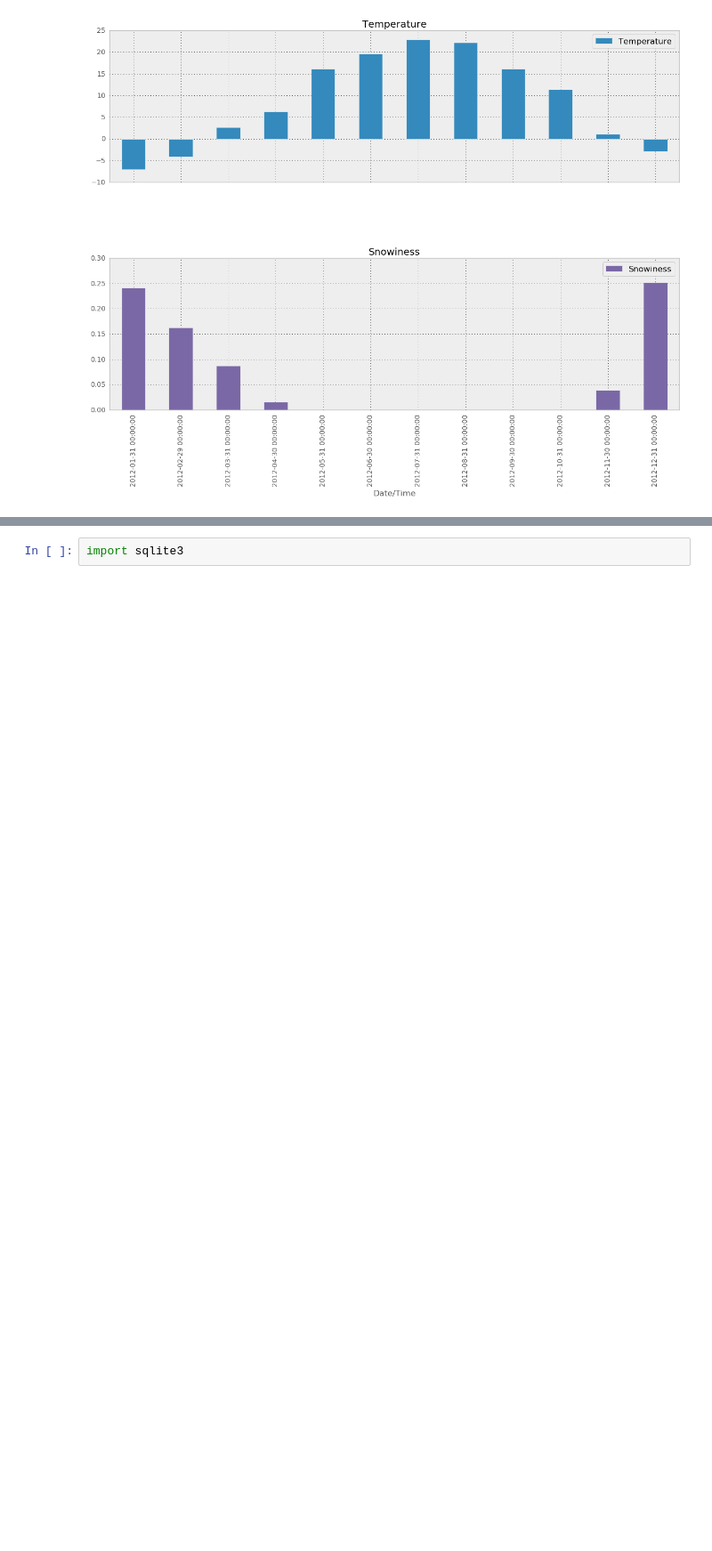
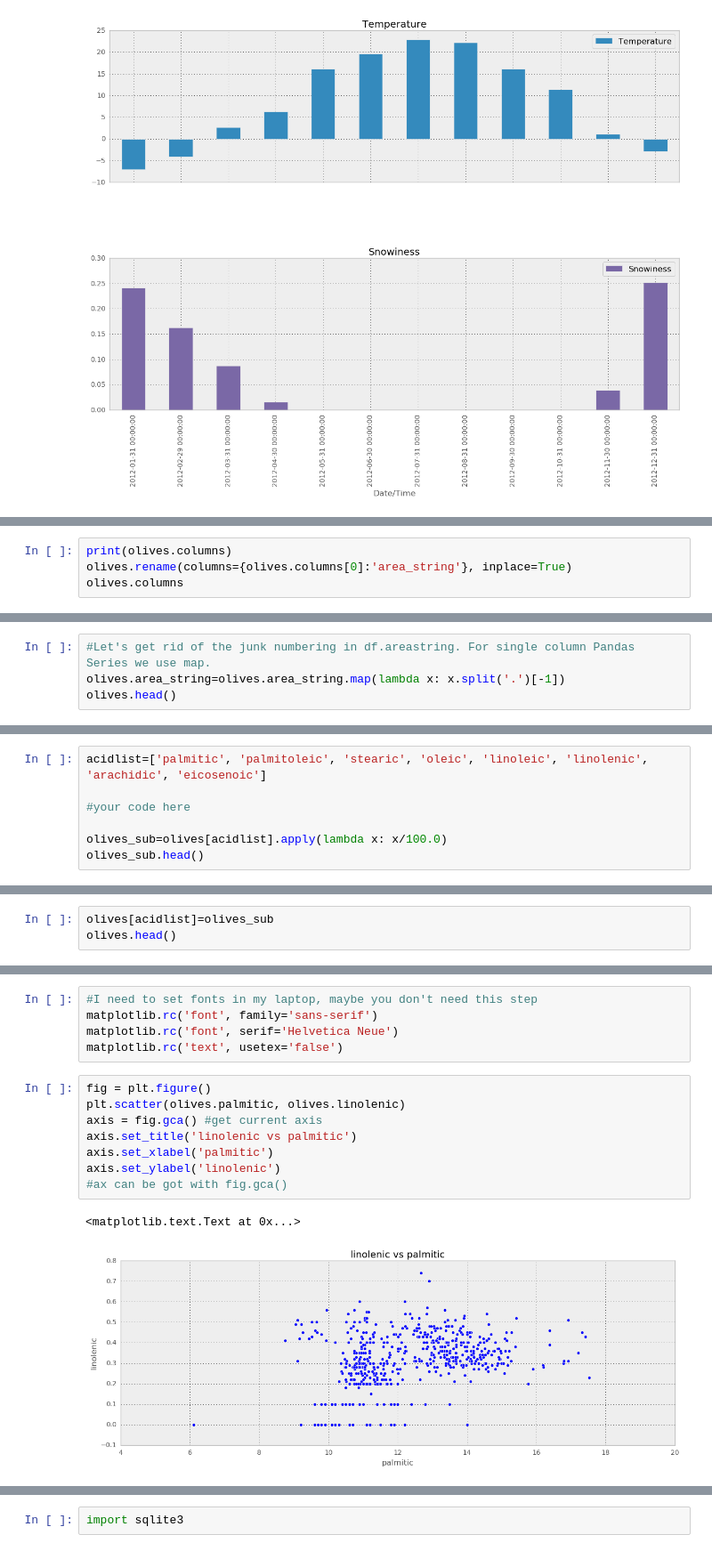
Before and after one commit to andrgig/Data-Science-for-Management, a Jupyter notebook: Python Course for Data Science.ipynb, the cells around one changed output, grey strips where cells are left out. Shown at 89% size. Cells and saved outputs as stored; diff of their text form; blank space fills up the shorter version.

```diff
--- a/Python Course for Data Science.ipynb
+++ b/Python Course for Data Science.ipynb
@@ -2107,0 +2132,4 @@ array([<matplotlib.axes._subplots.AxesSubplot object at 0x...>,
+# %%
+print(olives.columns)
+olives.rename(columns={olives.columns[0]:'area_string'}, inplace=True)
+olives.columns
@@ -2107,0 +2165,4 @@ array([<matplotlib.axes._subplots.AxesSubplot object at 0x...>,
+# %%
+#Let's get rid of the junk numbering in df.areastring. For single column Pandas Series we use map.
+olives.area_string=olives.area_string.map(lambda x: x.split('.')[-1])
+olives.head()
@@ -2107,0 +2243,7 @@ array([<matplotlib.axes._subplots.AxesSubplot object at 0x...>,
+# %%
+acidlist=['palmitic', 'palmitoleic', 'stearic', 'oleic', 'linoleic', 'linolenic', 'arachidic', 'eicosenoic']
+
+#your code here
+
+olives_sub=olives[acidlist].apply(lambda x: x/100.0)
+olives_sub.head()
@@ -2107,0 +2257,3 @@ array([<matplotlib.axes._subplots.AxesSubplot object at 0x...>,
+# %%
+olives[acidlist]=olives_sub
+olives.head()
@@ -2107,0 +2320,16 @@ array([<matplotlib.axes._subplots.AxesSubplot object at 0x...>,
+# %%
+#I need to set fonts in my laptop, maybe you don't need this step
+matplotlib.rc('font', family='sans-serif')
+matplotlib.rc('font', serif='Helvetica Neue')
+matplotlib.rc('text', usetex='false')
+# %%
+fig = plt.figure()
+plt.scatter(olives.palmitic, olives.linolenic)
+axis = fig.gca() #get current axis
+axis.set_title('linolenic vs palmitic')
+axis.set_xlabel('palmitic')
+axis.set_ylabel('linolenic')
+#ax can be got with fig.gca()
+# %% [output]
+<matplotlib.text.Text at 0x...>
+[figure, added]
```
Also changed, not shown: parts of 59 cells of this notebook, 2 other files.
